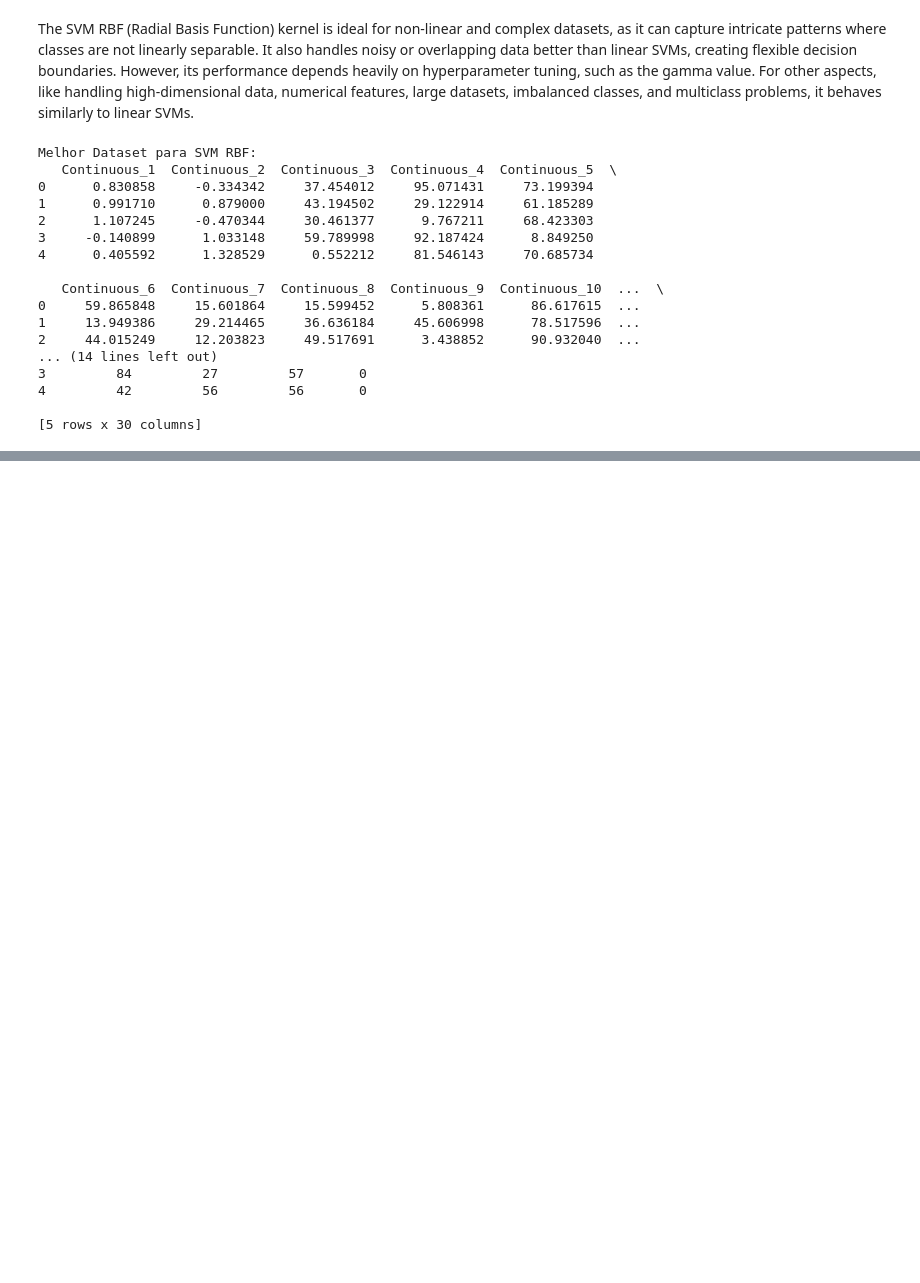
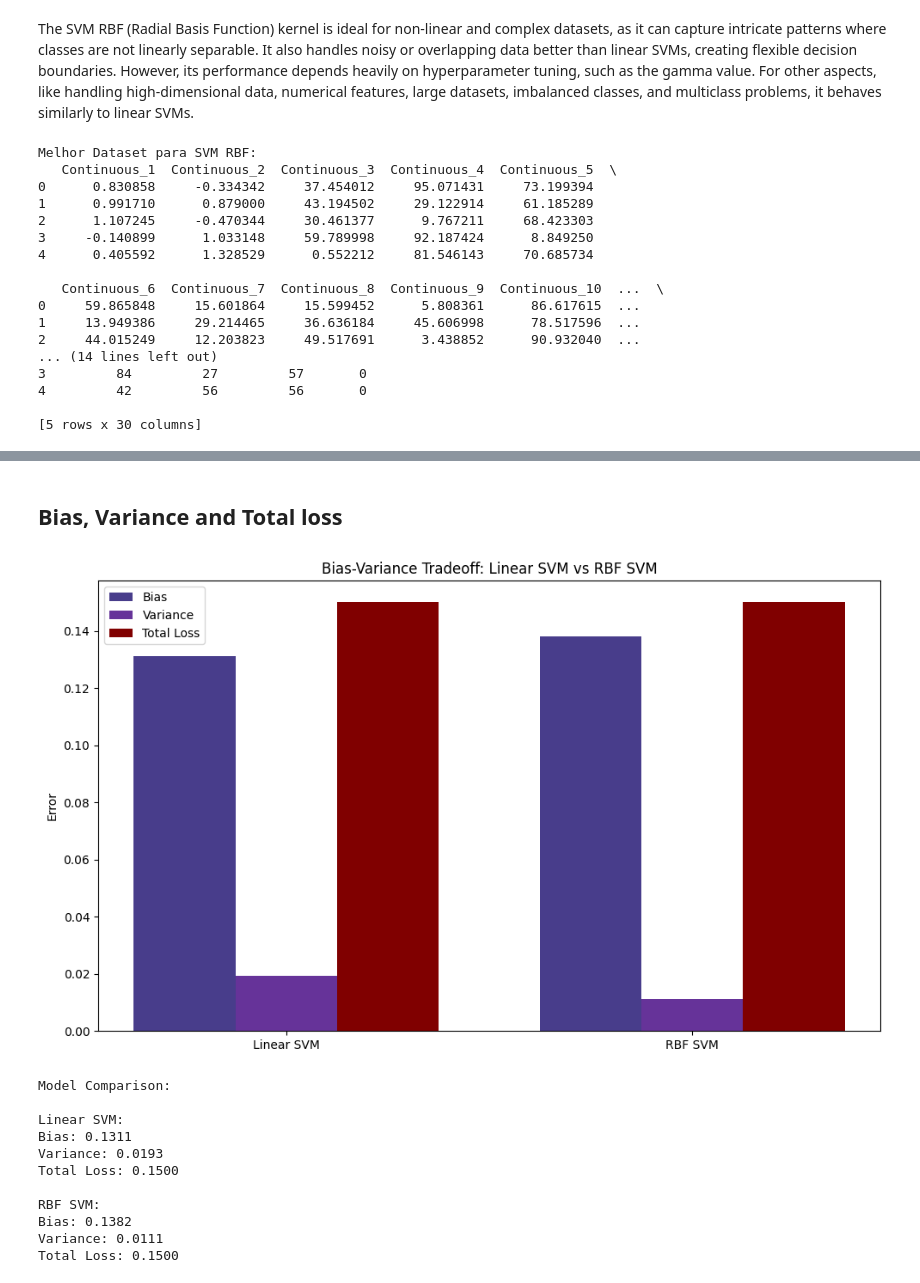
Before and after one commit to RodriCouto/ML_na_previsao_do_tempo_de_internato, a Jupyter notebook: SVM_auxiliar.ipynb, the cells around one changed output, grey strips where cells are left out. Drawn from its saved outputs; the diff is of its cells as text; code cells hidden in the pictures; blank space fills up the shorter version.

```diff
--- a/SVM_auxiliar.ipynb
+++ b/SVM_auxiliar.ipynb
@@ -250,0 +228,2 @@ Fold 5: 0.88
+# %% [markdown]
+## Bias, Variance and Total loss
@@ -250,0 +253,67 @@ Fold 5: 0.88
+# %%
+X1_np = X1_train
+y1_np = y1_train.values if hasattr(y1_train, 'values') else y1_train
+X1_np_test = X1_test
+y1_np_test = y1_test.values if hasattr(y1_test, 'values') else y1_test
+
+
+X2_np = X2_train
+y2_np = y2_train.values if hasattr(y2_train, 'values') else y2_train
+X2_np_test = X2_test
+y2_np_test = y2_test.values if hasattr(y2_test, 'values') else y2_test
+# %%
+model_names = ['Linear SVM', 'RBF SVM']
+biases = []
+variances = []
+losses = []
+
+# Calcular para Linear SVM
+loss_linear, bias_linear, var_linear = calculate_bias_variance(
+    model_linear, X1_np, y1_np, X1_np_test, y1_np_test
+)
+losses.append(loss_linear)
+biases.append(bias_linear)
+variances.append(var_linear)
+
+# Calcular para RBF SVM
+loss_rbf, bias_rbf, var_rbf = calculate_bias_variance(
+    model_rbf, X2_np, y2_np, X2_np_test, y2_np_test
+)
+losses.append(loss_rbf)
+biases.append(bias_rbf)
+variances.append(var_rbf)
+
+x = np.arange(len(model_names))
+width = 0.25
+
+plt.figure(figsize=(10, 6))
+plt.bar(x - width, biases, width, label='Bias', color="darkslateblue")
+plt.bar(x, variances, width, label='Variance', color="rebeccapurple")
+plt.bar(x + width, losses, width, label='Total Loss', color="maroon")
+
+plt.xticks(x, model_names)
+plt.ylabel('Error')
+plt.title('Bias-Variance Tradeoff: Linear SVM vs RBF SVM')
+plt.legend()
+plt.tight_layout()
+plt.show()
+
+print("Model Comparison:")
+for name, bias, var, loss in zip(model_names, biases, variances, losses):
+    print(f"\n{name}:")
+    print(f"Bias: {bias:.4f}")
+    print(f"Variance: {var:.4f}")
+    print(f"Total Loss: {loss:.4f}")
+# %% [output]
+[figure, added]
+Model Comparison:
+
+Linear SVM:
+Bias: 0.1311
+Variance: 0.0193
+Total Loss: 0.1500
+
+RBF SVM:
+Bias: 0.1382
+Variance: 0.0111
+Total Loss: 0.1500
```
Also changed, not shown: parts of 6 cells of this notebook.
